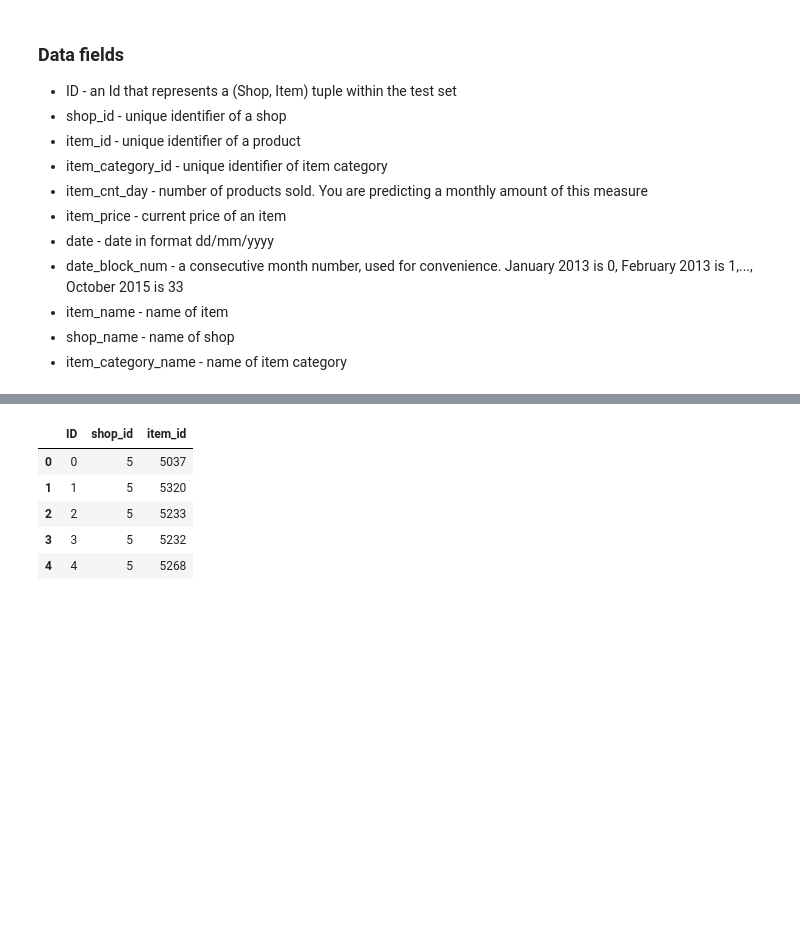
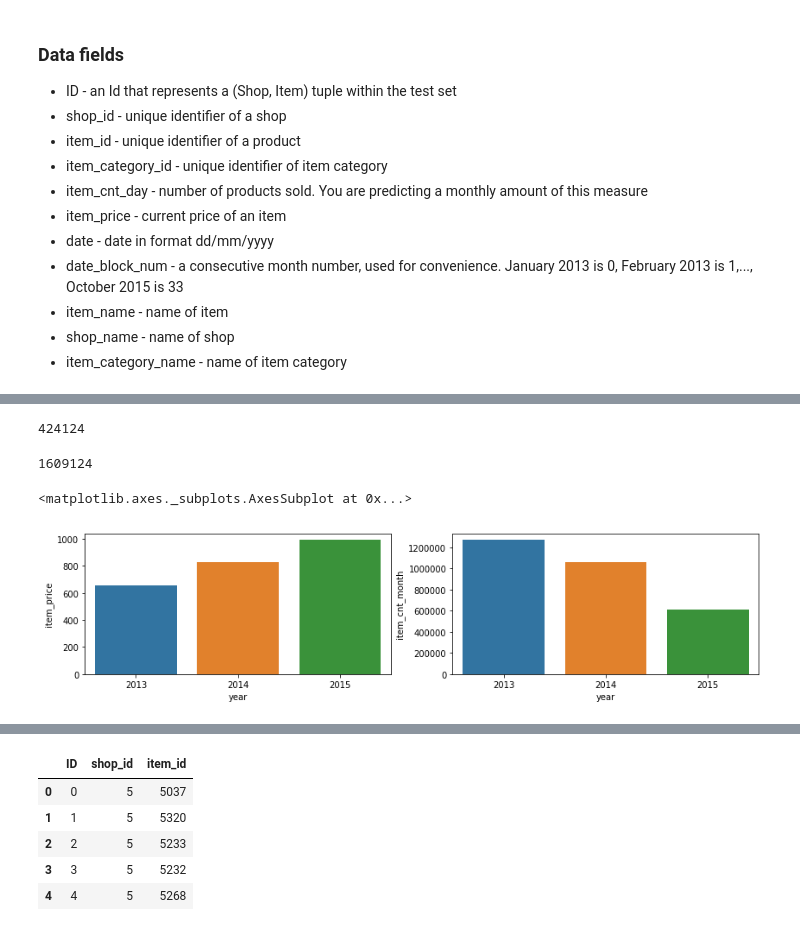
Before and after one commit to moerashidi/Predict_Future_Sales, a Jupyter notebook: Predict_Future_Sales.ipynb, the cells around one changed output, grey strips where cells are left out. Cells and saved outputs as stored; diff of their text form; code cells hidden in the pictures; blank space fills up the shorter version.

```diff
--- a/Predict_Future_Sales.ipynb
+++ b/Predict_Future_Sales.ipynb
@@ -39,0 +43,2 @@ df.head()
+# %%
+df['date']=pd.to_datetime(df['date'],dayfirst=True)
@@ -39,0 +56,3 @@ df.head()
+# %%
+df['month']=pd.DatetimeIndex(df['date']).month
+df['year']=pd.DatetimeIndex(df['date']).year
@@ -39,0 +68,4 @@ df.head()
+# %%
+df1=pd.DataFrame(df.groupby(['date_block_num','item_id','shop_id','month','year'])['item_price'].mean()).reset_index()
+df1['item_cnt_month']=pd.DataFrame(df.groupby(['date_block_num','item_id','shop_id','month','year'])['item_cnt_day'].count()).reset_index()['item_cnt_day']
+df=df1.copy()
@@ -39,0 +83,2 @@ df.head()
+# %%
+df= df.assign(id=(df.item_id.astype(str) + '_' + df.shop_id.astype(str)).astype('category').cat.codes)
@@ -39,0 +94,17 @@ df.head()
+# %%
+df['id'].nunique()
+# %% [output]
+424124
+# %%
+df.index.nunique()
+# %% [output]
+1609124
+# %%
+plt.figure(figsize=(14,3))
+plt.subplot(121)
+sns.barplot(df.groupby('year')['item_price'].mean().index,df.groupby('year')['item_price'].mean())
+plt.subplot(122)
+sns.barplot(df.groupby('year')['item_cnt_month'].sum().index,df.groupby('year')['item_cnt_month'].sum())
+# %% [output]
+<matplotlib.axes._subplots.AxesSubplot at 0x...>
+[figure, added]
```
Also changed, not shown: parts of 16 cells of this notebook.
